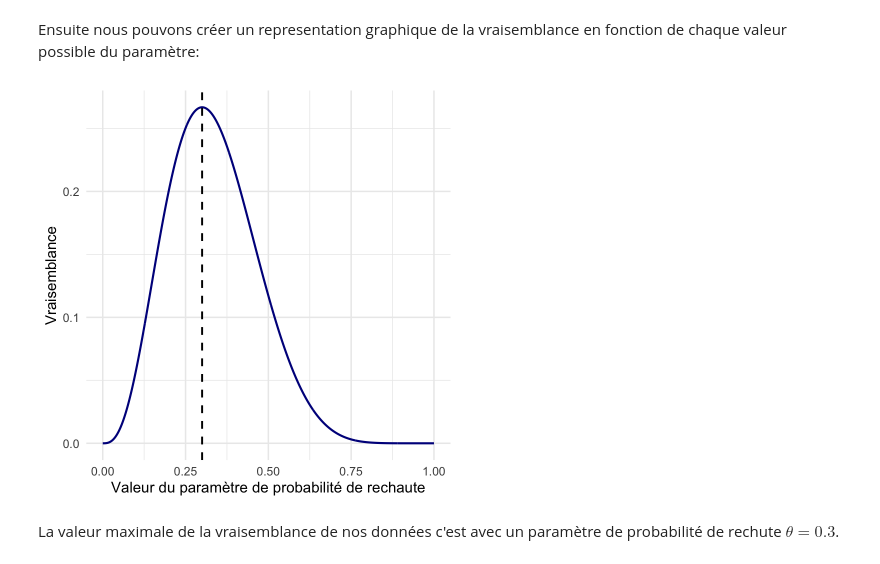
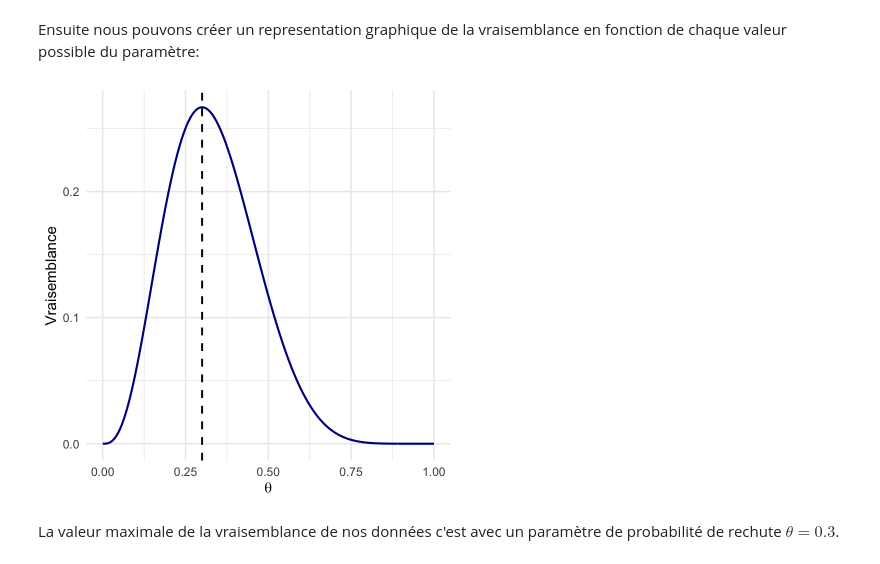
Before and after one commit to Affect-Learning-Decisions-Lab/cours_751526, a Jupyter notebook: vraisemblance/vraisemblance.ipynb, the cells around one changed output. Saved outputs shown, nothing was run; the diff lists cells and outputs as text; code cells hidden in the pictures.

```diff
--- a/vraisemblance/vraisemblance.ipynb
+++ b/vraisemblance/vraisemblance.ipynb
@@ -72,18 +72,18 @@ Ensuite nous pouvons créer un representation graphique de la vraisemblance en f
 # %%
 # mettre le tout dans une dataframe
 df <- data.frame(prob = p_seq, likelihood = lik_values)
 
 # faire le graphique
 ggplot(df, aes(x = prob, y = likelihood)) +
   geom_line(color = "darkblue", linewidth = 1.2) +
   geom_vline(xintercept = 3/10, linetype = "dashed", color = "black", linewidth = 1.1) +
   labs(
-    x = "Valeur du paramètre de probabilité de rechaute",
+    x = expression(theta),
     y = "Vraisemblance"
   ) +
    theme_minimal(base_size = 18)
 # %% [output]
-[figure, old version]
+[figure, new version]
 # %% [markdown]
 La valeur maximale de la vraisemblance de nos données c'est avec un paramètre de probabilité de rechute $\theta = 0.3$.
 # %% [markdown]
```
Also changed, not shown: 2 other files.
